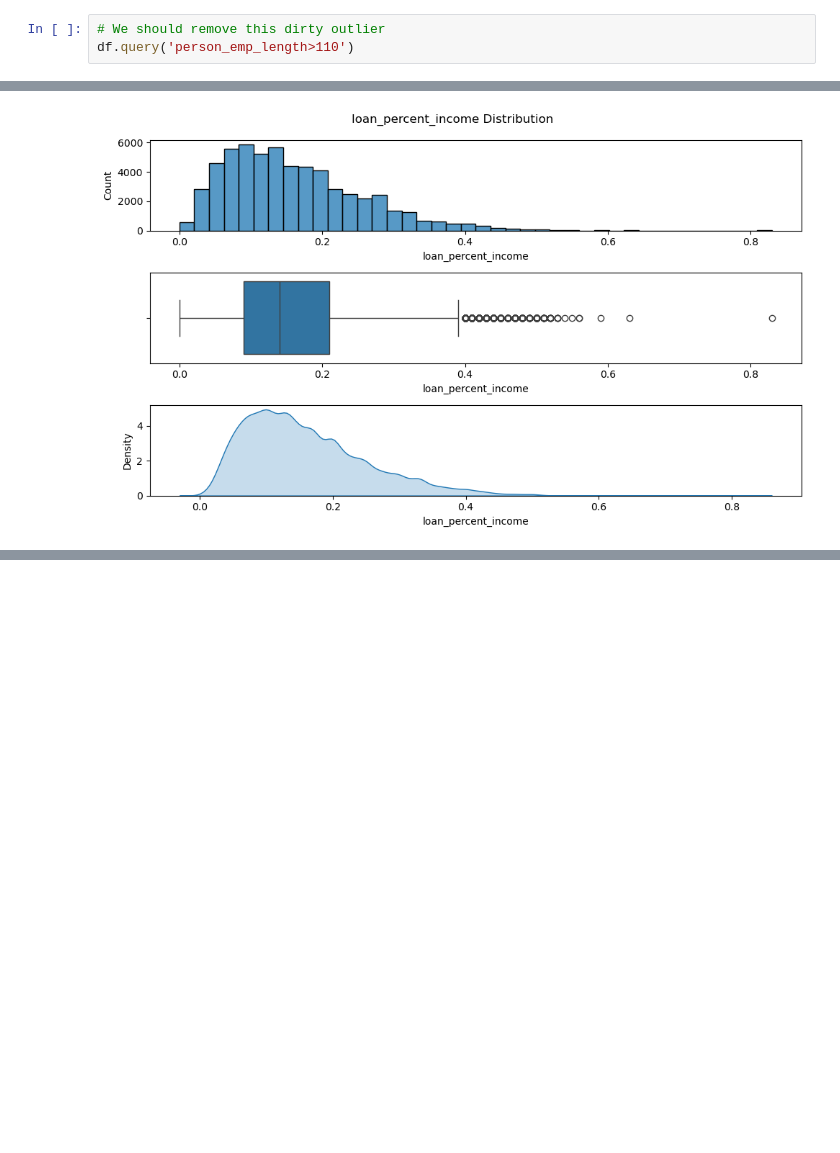
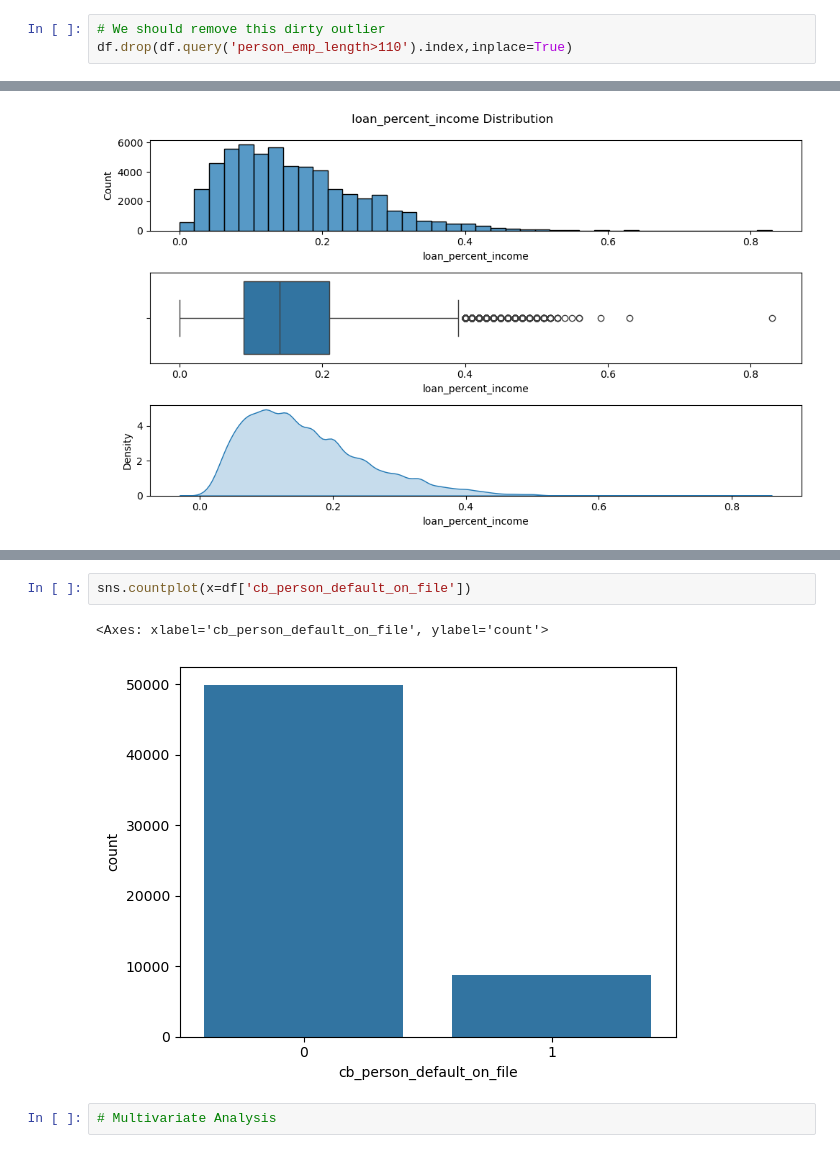
Before and after one commit to abdulvajid1/Loan-Approval-Prediction-, a Jupyter notebook: Loan Approval Prediction.ipynb, the cells around one changed output, grey strips where cells are left out. Cells and saved outputs as stored; diff of their text form; blank space fills up the shorter version.

```diff
--- a/Loan Approval Prediction.ipynb
+++ b/Loan Approval Prediction.ipynb
@@ -129,3 +129,3 @@ num_plot('person_emp_length')
 # %%
 # We should remove this dirty outlier
-df.query('person_emp_length>110')
+df.drop(df.query('person_emp_length>110').index,inplace=True)
@@ -183,0 +168,7 @@ df
+# %%
+sns.countplot(x=df['cb_person_default_on_file'])
+# %% [output]
+<Axes: xlabel='cb_person_default_on_file', ylabel='count'>
+[figure, added]
+# %%
+# Multivariate Analysis
```
Also changed, not shown: parts of 15 cells of this notebook.
